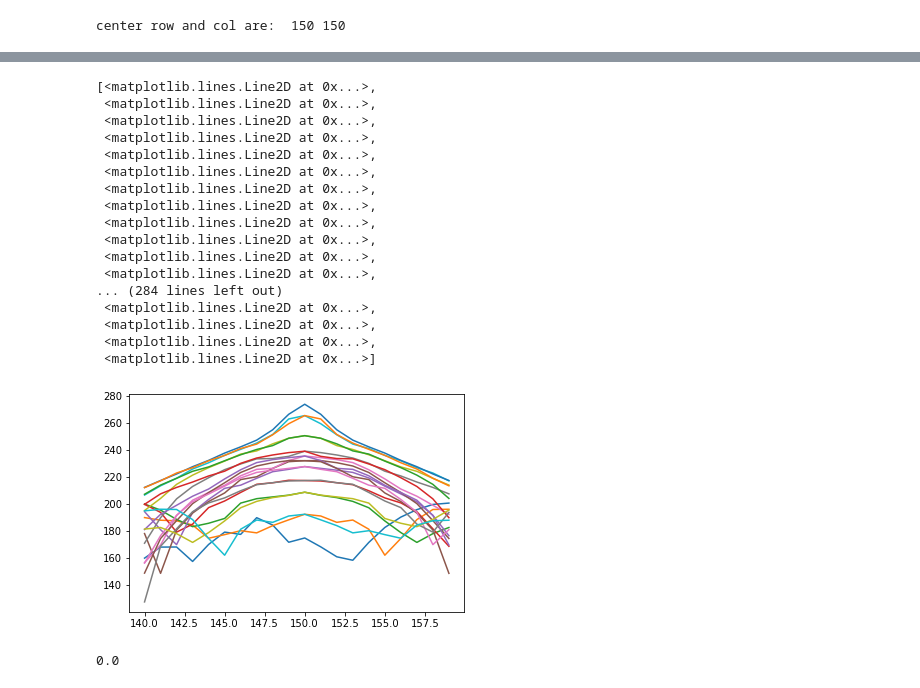
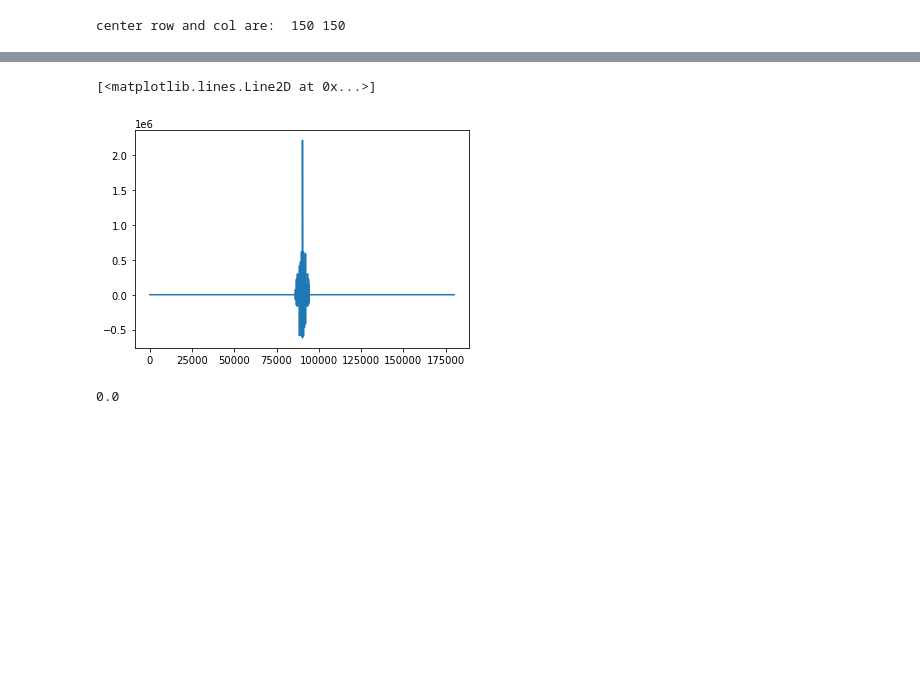
Before and after one commit to Simurgh818/feature-based-classifier, a Jupyter notebook: FB-classifier-FFT.ipynb, the cells around one changed output, grey strips where cells are left out. Saved outputs shown, nothing was run; the diff lists cells and outputs as text; code cells hidden in the pictures; blank space fills up the shorter version.

```diff
--- a/FB-classifier-FFT.ipynb
+++ b/FB-classifier-FFT.ipynb
@@ -84,24 +81,8 @@ plt.plot(power)
 # %%
-plt.plot(imgMagnitude_LPF)
+plt.plot(imgFFT_shift_LPF.ravel())
 # %% [output]
-[<matplotlib.lines.Line2D at 0x...>,
- <matplotlib.lines.Line2D at 0x...>,
- <matplotlib.lines.Line2D at 0x...>,
- <matplotlib.lines.Line2D at 0x...>,
- <matplotlib.lines.Line2D at 0x...>,
- <matplotlib.lines.Line2D at 0x...>,
- <matplotlib.lines.Line2D at 0x...>,
- <matplotlib.lines.Line2D at 0x...>,
- <matplotlib.lines.Line2D at 0x...>,
- <matplotlib.lines.Line2D at 0x...>,
- <matplotlib.lines.Line2D at 0x...>,
- <matplotlib.lines.Line2D at 0x...>,
-... (284 lines left out)
- <matplotlib.lines.Line2D at 0x...>,
- <matplotlib.lines.Line2D at 0x...>,
- <matplotlib.lines.Line2D at 0x...>,
- <matplotlib.lines.Line2D at 0x...>]
+[<matplotlib.lines.Line2D at 0x...>]
-[figure, old version]
+[figure, new version]
 # %%
 # Median freq after LPF
 med_LPF = np.median(imgFFT_shift_LPF[:,:,1])
```
Also changed, not shown: parts of 6 cells of this notebook, 5 other files.
